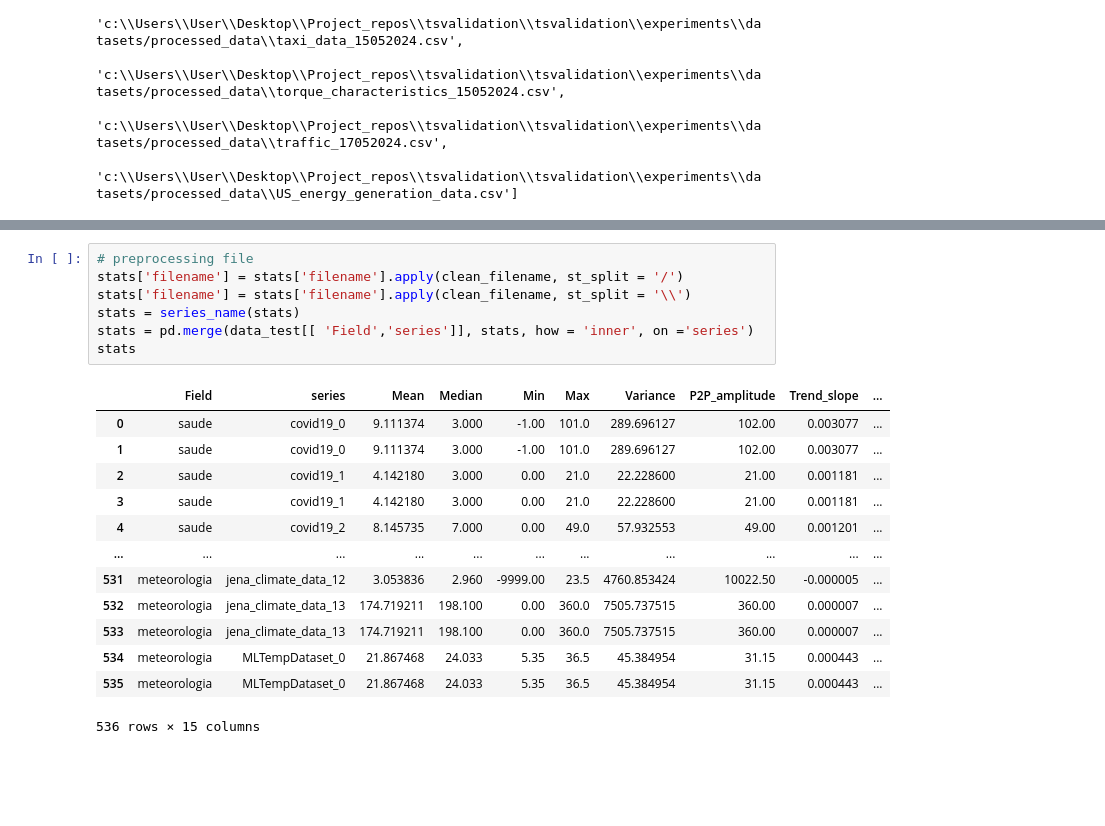
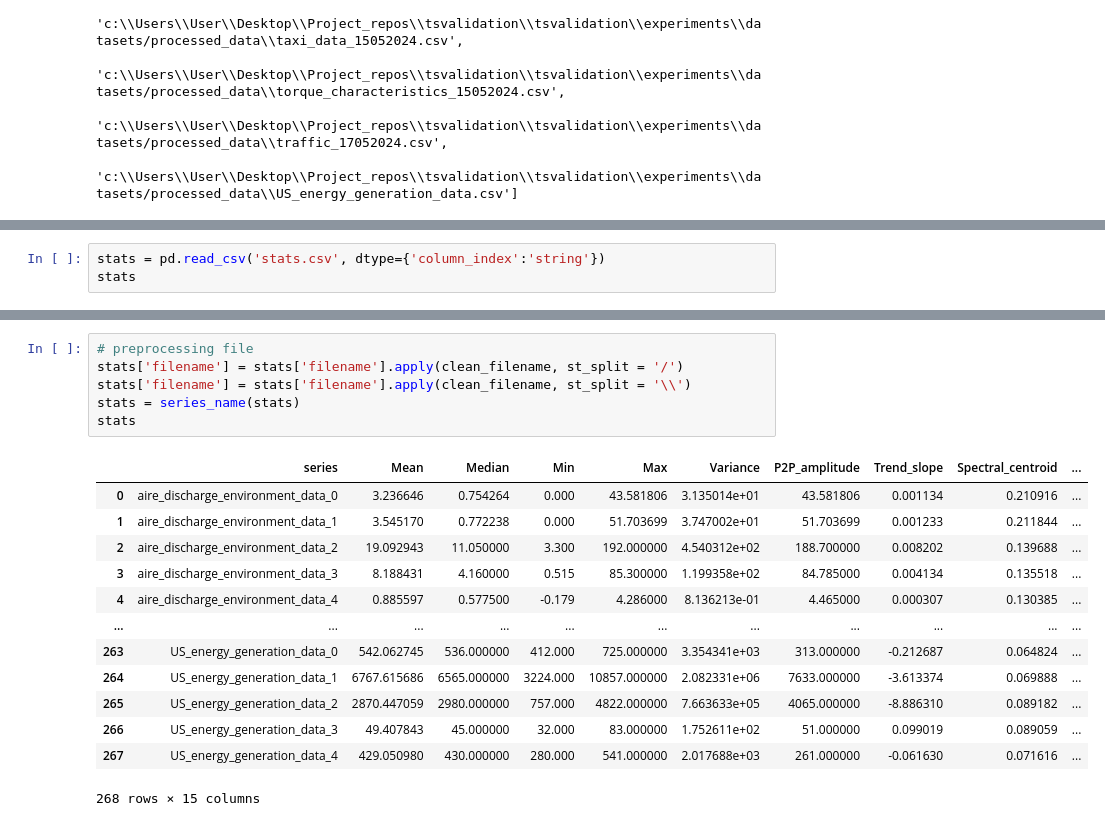
Before and after one commit to MiguelLoureiro98/timecave, a Jupyter notebook: experiments/processing_results.ipynb, the cells around one changed output, grey strips where cells are left out. Drawn from its saved outputs; the diff is of its cells as text; blank space fills up the shorter version.

Commit message:
results from tests

```diff
--- a/experiments/processing_results.ipynb
+++ b/experiments/processing_results.ipynb
@@ -712,0 +713,3 @@ stats.to_csv('stats.csv', index=False)
+# %%
+stats = pd.read_csv('stats.csv', dtype={'column_index':'string'})
+stats
@@ -713,22 +730,21 @@ stats.to_csv('stats.csv', index=False)
 # %%
 # preprocessing file
 stats['filename'] = stats['filename'].apply(clean_filename, st_split = '/')
 stats['filename'] = stats['filename'].apply(clean_filename, st_split = '\\')
 stats = series_name(stats)
-stats = pd.merge(data_test[[ 'Field','series']], stats, how = 'inner', on ='series')
 stats
 # %% [output]
-|  | Field | series | Mean | Median | Min | Max | Variance | P2P_amplitude | Trend_slope | ... |
-| 0 | saude | covid19_0 | 9.111374 | 3.000 | -1.00 | 101.0 | 289.696127 | 102.00 | 0.003077 | ... |
-| 1 | saude | covid19_0 | 9.111374 | 3.000 | -1.00 | 101.0 | 289.696127 | 102.00 | 0.003077 | ... |
-| 2 | saude | covid19_1 | 4.142180 | 3.000 | 0.00 | 21.0 | 22.228600 | 21.00 | 0.001181 | ... |
-| 3 | saude | covid19_1 | 4.142180 | 3.000 | 0.00 | 21.0 | 22.228600 | 21.00 | 0.001181 | ... |
-| 4 | saude | covid19_2 | 8.145735 | 7.000 | 0.00 | 49.0 | 57.932553 | 49.00 | 0.001201 | ... |
+|  | series | Mean | Median | Min | Max | Variance | P2P_amplitude | Trend_slope | Spectral_centroid | ... |
+| 0 | aire_discharge_environment_data_0 | 3.236646 | 0.754264 | 0.000 | 43.581806 | 3.135014e+01 | 43.581806 | 0.001134 | 0.210916 | ... |
+| 1 | aire_discharge_environment_data_1 | 3.545170 | 0.772238 | 0.000 | 51.703699 | 3.747002e+01 | 51.703699 | 0.001233 | 0.211844 | ... |
+| 2 | aire_discharge_environment_data_2 | 19.092943 | 11.050000 | 3.300 | 192.000000 | 4.540312e+02 | 188.700000 | 0.008202 | 0.139688 | ... |
+| 3 | aire_discharge_environment_data_3 | 8.188431 | 4.160000 | 0.515 | 85.300000 | 1.199358e+02 | 84.785000 | 0.004134 | 0.135518 | ... |
+| 4 | aire_discharge_environment_data_4 | 0.885597 | 0.577500 | -0.179 | 4.286000 | 8.136213e-01 | 4.465000 | 0.000307 | 0.130385 | ... |
 | ... | ... | ... | ... | ... | ... | ... | ... | ... | ... | ... |
-| 531 | meteorologia | jena_climate_data_12 | 3.053836 | 2.960 | -9999.00 | 23.5 | 4760.853424 | 10022.50 | -0.000005 | ... |
-| 532 | meteorologia | jena_climate_data_13 | 174.719211 | 198.100 | 0.00 | 360.0 | 7505.737515 | 360.00 | 0.000007 | ... |
-| 533 | meteorologia | jena_climate_data_13 | 174.719211 | 198.100 | 0.00 | 360.0 | 7505.737515 | 360.00 | 0.000007 | ... |
-| 534 | meteorologia | MLTempDataset_0 | 21.867468 | 24.033 | 5.35 | 36.5 | 45.384954 | 31.15 | 0.000443 | ... |
-| 535 | meteorologia | MLTempDataset_0 | 21.867468 | 24.033 | 5.35 | 36.5 | 45.384954 | 31.15 | 0.000443 | ... |
+| 263 | US_energy_generation_data_0 | 542.062745 | 536.000000 | 412.000 | 725.000000 | 3.354341e+03 | 313.000000 | -0.212687 | 0.064824 | ... |
+| 264 | US_energy_generation_data_1 | 6767.615686 | 6565.000000 | 3224.000 | 10857.000000 | 2.082331e+06 | 7633.000000 | -3.613374 | 0.069888 | ... |
+| 265 | US_energy_generation_data_2 | 2870.447059 | 2980.000000 | 757.000 | 4822.000000 | 7.663633e+05 | 4065.000000 | -8.886310 | 0.089182 | ... |
+| 266 | US_energy_generation_data_3 | 49.407843 | 45.000000 | 32.000 | 83.000000 | 1.752611e+02 | 51.000000 | 0.099019 | 0.089059 | ... |
+| 267 | US_energy_generation_data_4 | 429.050980 | 430.000000 | 280.000 | 541.000000 | 2.017688e+03 | 261.000000 | -0.061630 | 0.071616 | ... |
-536 rows × 15 columns
+268 rows × 15 columns
 # %%
```
Also changed, not shown: parts of 5 cells of this notebook, 1 other file.
